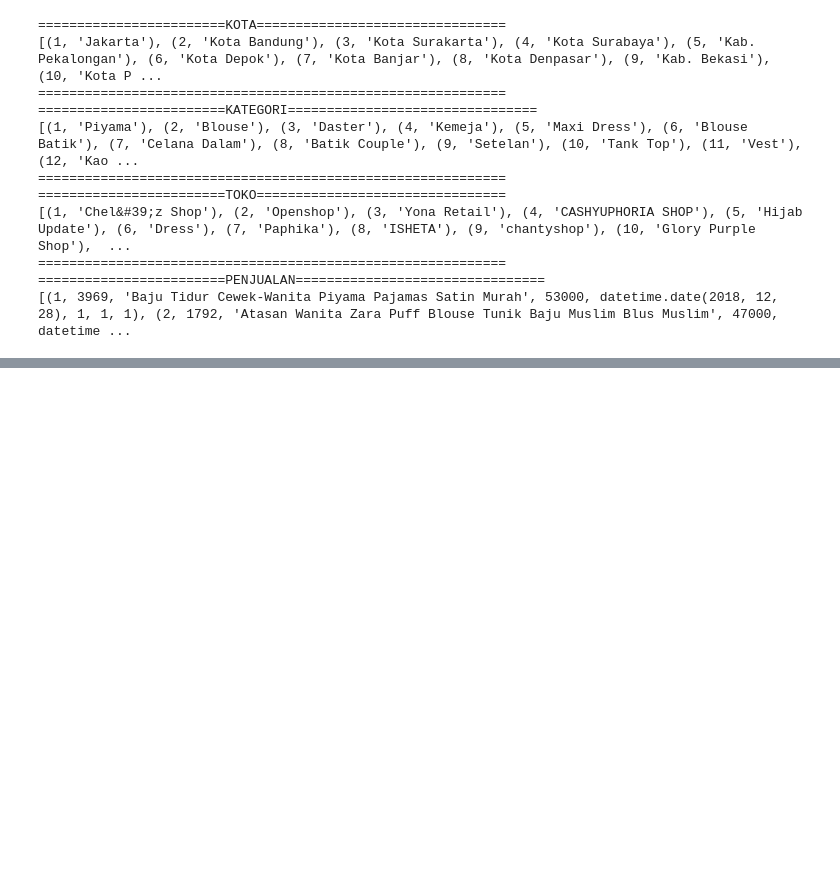
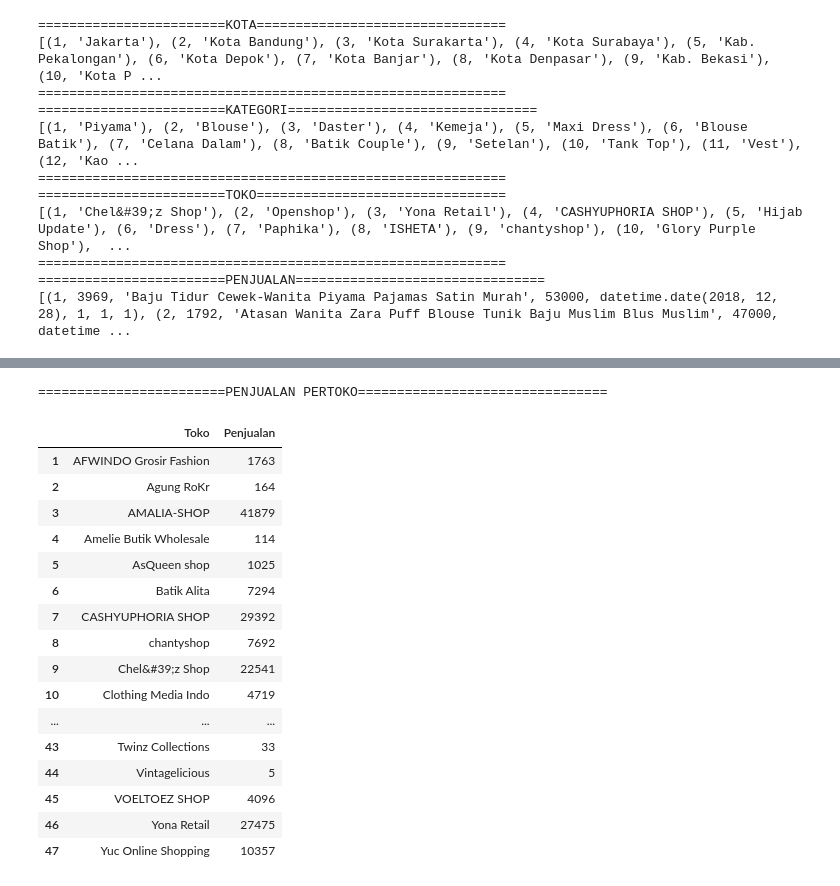
Before and after one commit to fadlanbhahreisy/data_science, a Jupyter notebook: TA-Datawarehouse/main.ipynb, the cells around one changed output, grey strips where cells are left out. Saved outputs shown, nothing was run; the diff lists cells and outputs as text; code cells hidden in the pictures; blank space fills up the shorter version.

```diff
--- a/TA-Datawarehouse/main.ipynb
+++ b/TA-Datawarehouse/main.ipynb
@@ -180,0 +249,35 @@ print("============================================================")
+# %%
+mycursor.execute('''SELECT toko.nama_toko, sum(penjualan.quantity) as total
+          FROM penjualan
+          join toko on penjualan.id_toko = toko.id_toko
+          group by toko.nama_toko
+          order by toko.nama_toko ASC
+          ''')
+penjualan = []
+for row in mycursor.fetchall():
+    penjualan.append(row)
+np_penjualan = np.array(penjualan)
+print("========================PENJUALAN PERTOKO================================")
+df = pd.DataFrame([ x for x in np_penjualan[:,:]])
+df.columns = ['Toko', 'Penjualan']
+df.index = np.arange(1,len(df)+1)
+df
+# %% [output]
+========================PENJUALAN PERTOKO================================
+|  | Toko | Penjualan |
+| 1 | AFWINDO Grosir Fashion | 1763 |
+| 2 | Agung RoKr | 164 |
+| 3 | AMALIA-SHOP | 41879 |
+| 4 | Amelie Butik Wholesale | 114 |
+| 5 | AsQueen shop | 1025 |
+| 6 | Batik Alita | 7294 |
+| 7 | CASHYUPHORIA SHOP | 29392 |
+| 8 | chantyshop | 7692 |
+| 9 | Chel&#39;z Shop | 22541 |
+| 10 | Clothing Media Indo | 4719 |
+| ... | ... | ... |
+| 43 | Twinz Collections | 33 |
+| 44 | Vintagelicious | 5 |
+| 45 | VOELTOEZ SHOP | 4096 |
+| 46 | Yona Retail | 27475 |
+| 47 | Yuc Online Shopping | 10357 |
```
Also changed, not shown: parts of 4 cells of this notebook.
